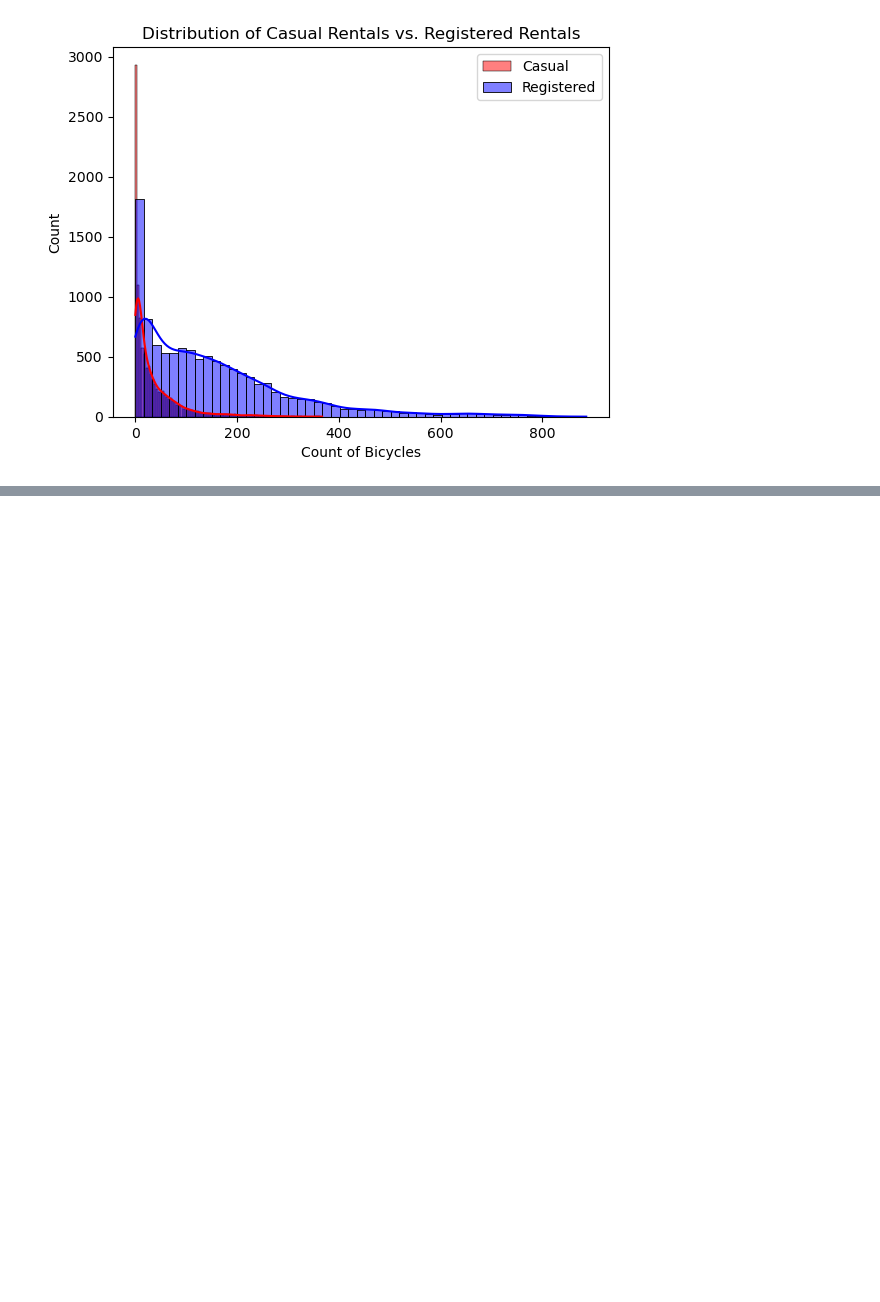
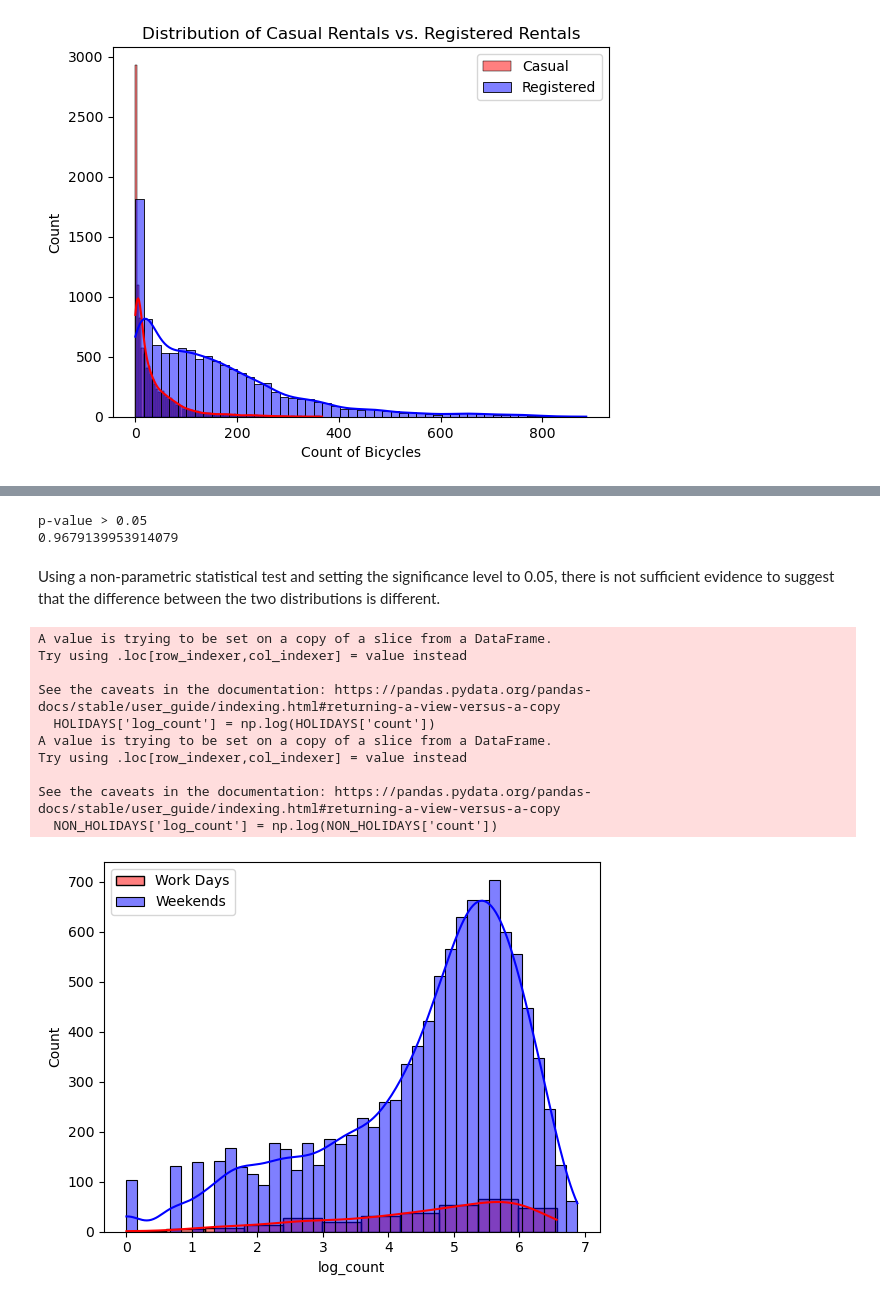
Before and after one commit to TrinityGahagen2K/bike-sharing-demand, a Jupyter notebook: trinity-bike-sharing-eda.ipynb, the cells around one changed output, grey strips where cells are left out. Drawn from its saved outputs; the diff is of its cells as text; code cells hidden in the pictures; blank space fills up the shorter version.

```diff
--- a/trinity-bike-sharing-eda.ipynb
+++ b/trinity-bike-sharing-eda.ipynb
@@ -181,0 +290,35 @@ ax.set_title('Distribution of Casual Rentals vs. Registered Rentals');
+# %%
+stat, p_val = stats.mannwhitneyu(WORKDAYS['log_count'], WEEKENDS['log_count'])
+if p_val < 0.05:
+    print('p-value < 0.05')
+else:
+    print('p-value > 0.05')
+print(p_val)
+# %% [output]
+p-value > 0.05
+0.9679139953914079
+# %% [markdown]
+Using a non-parametric statistical test and setting the significance level to 0.05, there is not sufficient evidence to suggest that the difference between the two distributions is different.
+# %%
+HOLIDAYS = training_set.loc[training_set['holiday'] == 1]
+NON_HOLIDAYS = training_set[training_set['holiday'] == 0]
+
+HOLIDAYS['log_count'] = np.log(HOLIDAYS['count'])
+NON_HOLIDAYS['log_count'] = np.log(NON_HOLIDAYS['count'])
+
+fig, ax = plt.subplots()
+sns.histplot(data=HOLIDAYS, x='log_count', kde=True, color='red', ax=ax, label='Work Days')
+sns.histplot(data=NON_HOLIDAYS, x='log_count', kde=True, color='blue', ax=ax, label='Weekends')
+plt.legend();
+# %% [output]
+A value is trying to be set on a copy of a slice from a DataFrame.
+Try using .loc[row_indexer,col_indexer] = value instead
+
+See the caveats in the documentation: https://pandas.pydata.org/pandas-docs/stable/user_guide/indexing.html#returning-a-view-versus-a-copy
+  HOLIDAYS['log_count'] = np.log(HOLIDAYS['count'])
+A value is trying to be set on a copy of a slice from a DataFrame.
+Try using .loc[row_indexer,col_indexer] = value instead
+
+See the caveats in the documentation: https://pandas.pydata.org/pandas-docs/stable/user_guide/indexing.html#returning-a-view-versus-a-copy
+  NON_HOLIDAYS['log_count'] = np.log(NON_HOLIDAYS['count'])
+[figure, added]
```
Also changed, not shown: parts of 42 cells of this notebook.
